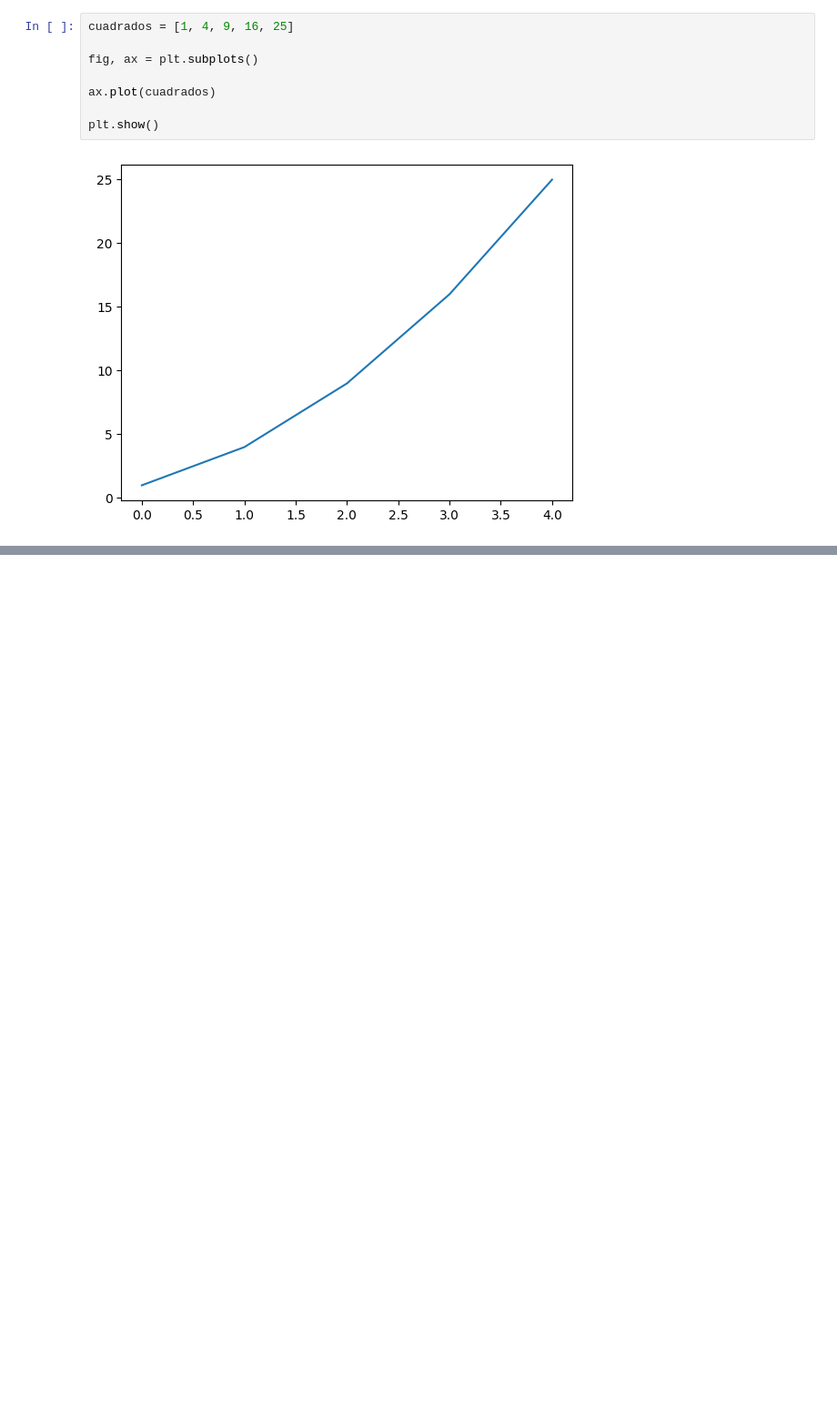
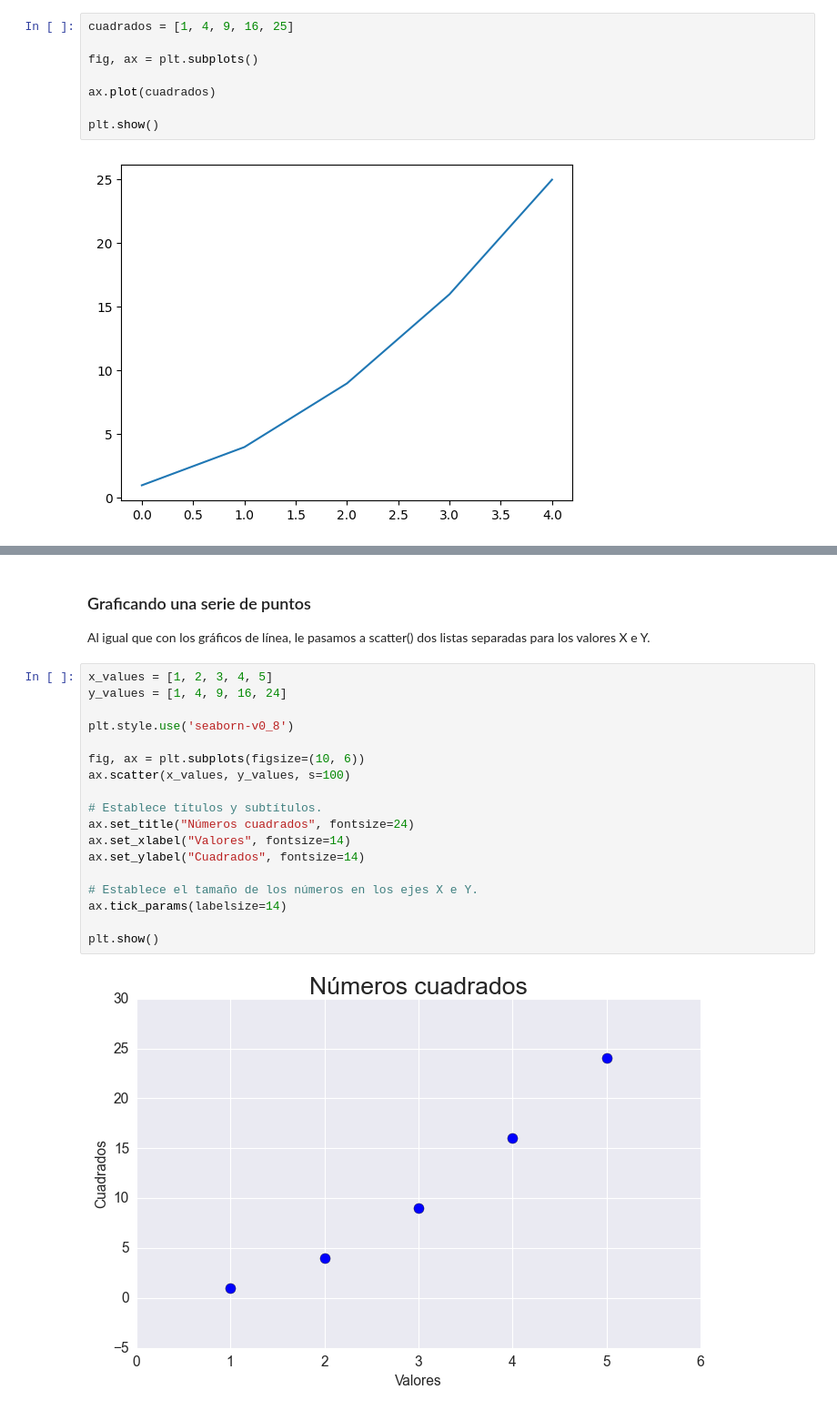
Before and after one commit to RodriManuel/python-data-visualization, a Jupyter notebook: notebooks/00_generando_graficos.ipynb, the cells around one changed output, grey strips where cells are left out. Shown at 91% size. Cells and saved outputs as stored; diff of their text form; blank space fills up the shorter version.

```diff
--- a/notebooks/00_generando_graficos.ipynb
+++ b/notebooks/00_generando_graficos.ipynb
@@ -66,0 +91,23 @@ plt.show()
+# %% [markdown]
+### Graficando una serie de puntos
+Al igual que con los gráficos de línea, le pasamos a scatter() dos listas separadas para los valores X e Y.
+# %%
+x_values = [1, 2, 3, 4, 5]
+y_values = [1, 4, 9, 16, 24]
+
+plt.style.use('seaborn-v0_8')
+
+fig, ax = plt.subplots(figsize=(10, 6))
+ax.scatter(x_values, y_values, s=100)
+
+# Establece títulos y subtítulos.
+ax.set_title("Números cuadrados", fontsize=24)
+ax.set_xlabel("Valores", fontsize=14)
+ax.set_ylabel("Cuadrados", fontsize=14)
+
+# Establece el tamaño de los números en los ejes X e Y.
+ax.tick_params(labelsize=14)
+
+plt.show()
+# %% [output]
+[figure, added]
```
Also changed, not shown: parts of 5 cells of this notebook.
